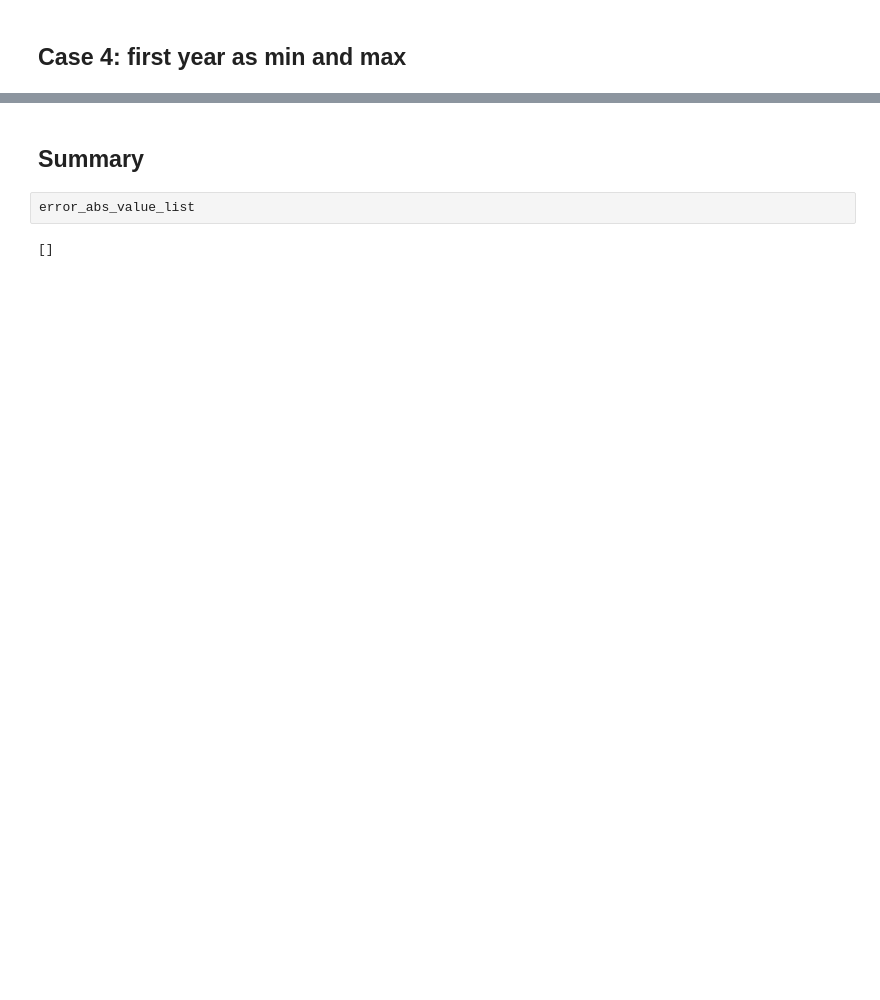
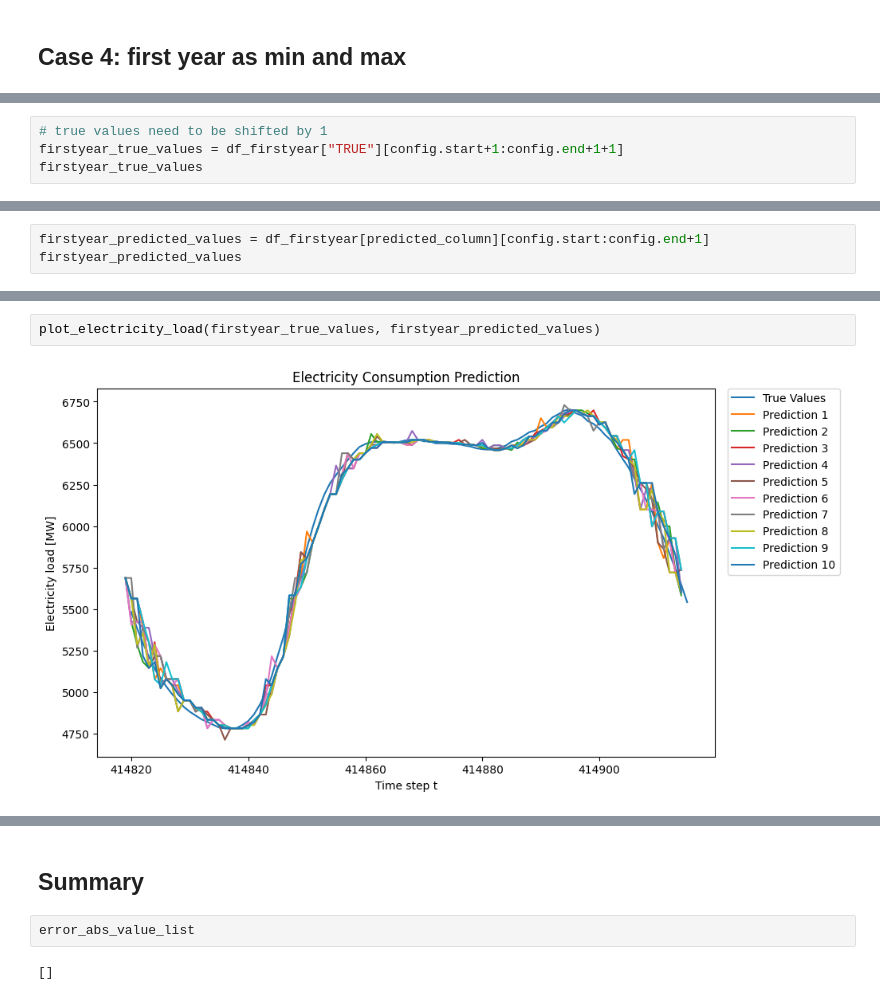
Before and after one commit to tyokyo320/time-series, a Jupyter notebook: utils/predict.ipynb, the cells around one changed output, grey strips where cells are left out. Saved outputs shown, nothing was run; the diff lists cells and outputs as text; blank space fills up the shorter version.

```diff
--- a/utils/predict.ipynb
+++ b/utils/predict.ipynb
@@ -635,0 +575,4 @@ plot_cell_synapases_history(tenpercent_cell_cell_synapases_history_values)
+# %%
+# true values need to be shifted by 1
+firstyear_true_values = df_firstyear["TRUE"][config.start+1:config.end+1+1]
+firstyear_true_values
@@ -635,0 +592,3 @@ plot_cell_synapases_history(tenpercent_cell_cell_synapases_history_values)
+# %%
+firstyear_predicted_values = df_firstyear[predicted_column][config.start:config.end+1]
+firstyear_predicted_values
@@ -635,0 +609,4 @@ plot_cell_synapases_history(tenpercent_cell_cell_synapases_history_values)
+# %%
+plot_electricity_load(firstyear_true_values, firstyear_predicted_values)
+# %% [output]
+[figure, added]
```
Also changed, not shown: parts of 35 cells of this notebook, 1 other file.
